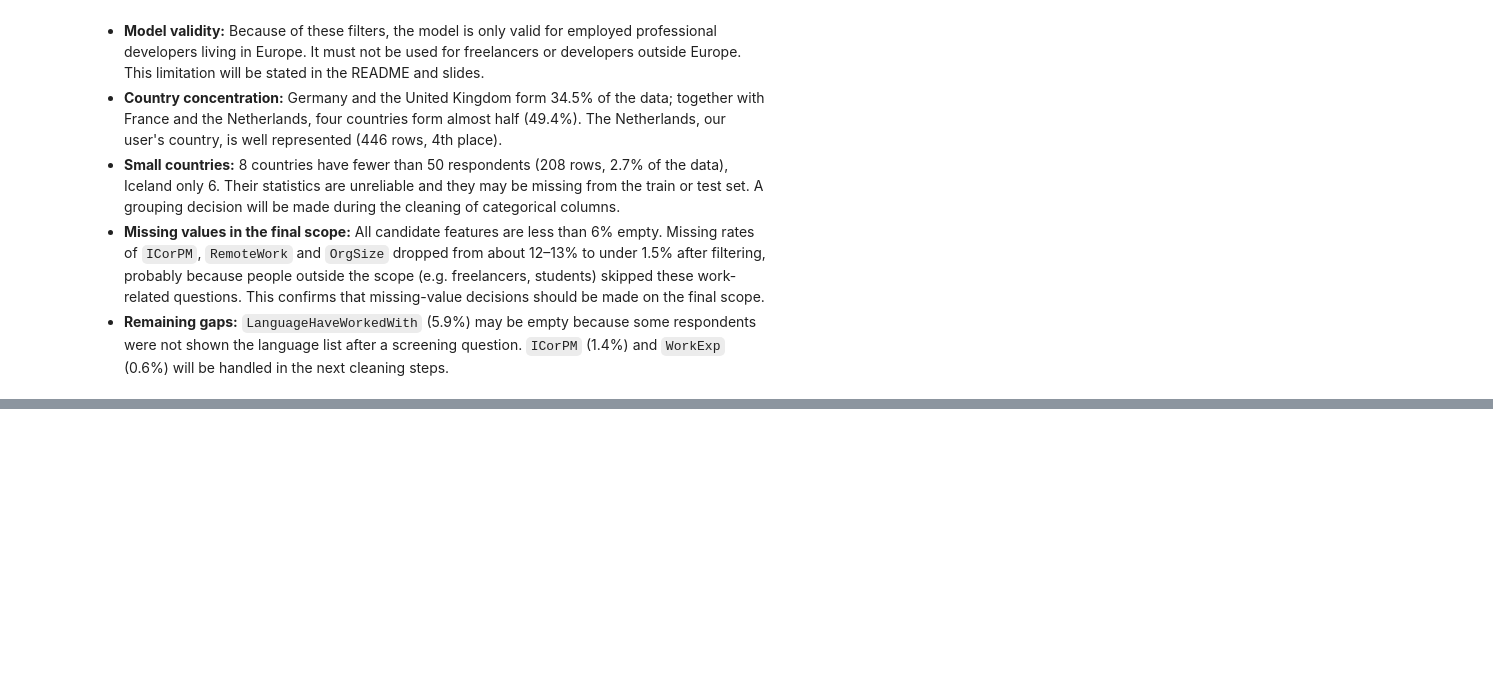
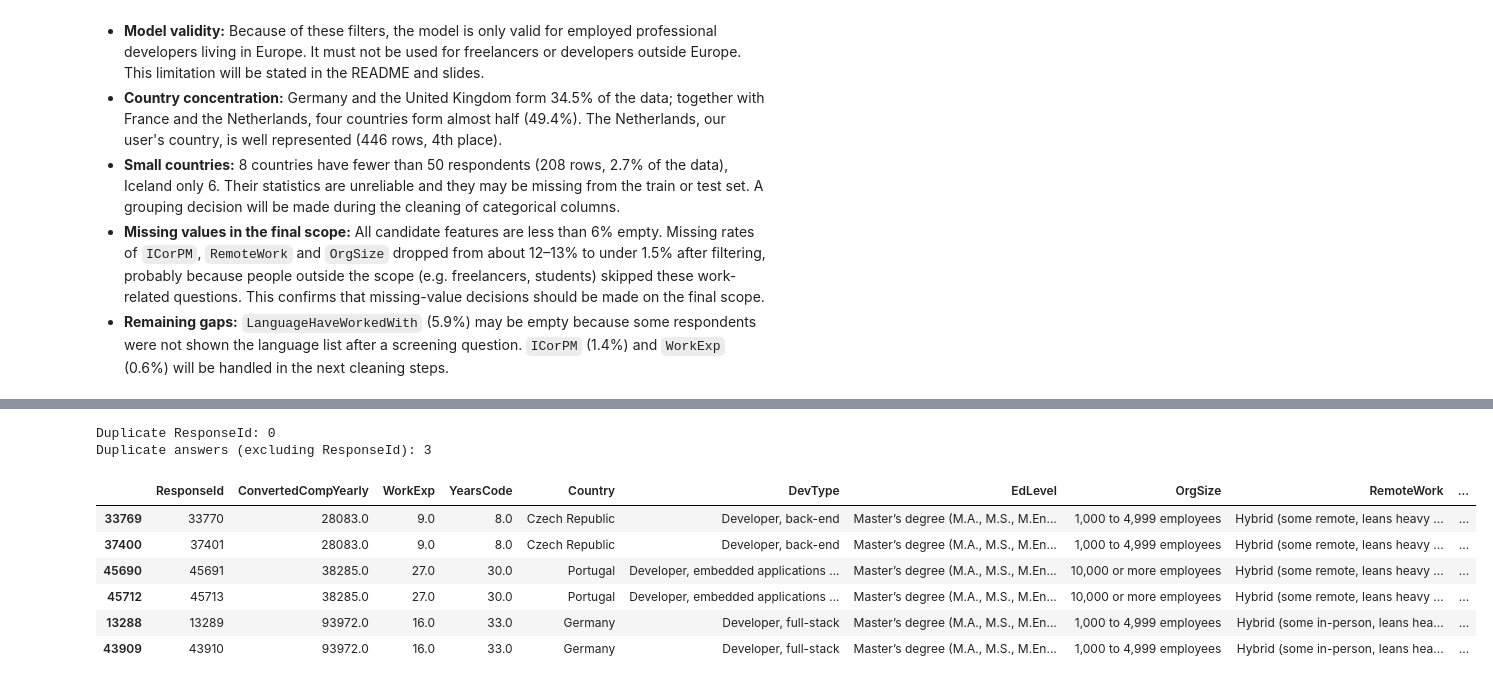
Before and after one commit to berkerild/developer-salary-prediction, a Jupyter notebook: notebooks/01_data_audit_cleaning.ipynb, the cells around one changed output, grey strips where cells are left out. Drawn from its saved outputs; the diff is of its cells as text; code cells hidden in the pictures; blank space fills up the shorter version.

Commit message:
Add data quality audit

```diff
--- a/notebooks/01_data_audit_cleaning.ipynb
+++ b/notebooks/01_data_audit_cleaning.ipynb
@@ -365,0 +385,8 @@ df_scope[candidate_features].isnull().mean().mul(100).round(1).sort_values(ascen
+# %%
+# Columns needed for the analysis: ID, target and candidate features
+columns_to_keep = ["ResponseId", target] + candidate_features
+
+# New DataFrame for all cleaning steps; .copy() keeps df_scope unchanged
+df_clean = df_scope[columns_to_keep].copy()
+
+print(df_clean.shape)
@@ -365,0 +440,22 @@ df_scope[candidate_features].isnull().mean().mul(100).round(1).sort_values(ascen
+# %%
+# 1. The same ID twice (technical error)
+print("Duplicate ResponseId:", df_clean["ResponseId"].duplicated().sum())
+
+# 2. Different IDs, but identical answers in all other columns
+print("Duplicate answers (excluding ResponseId):",
+      df_clean.drop(columns="ResponseId").duplicated().sum())
+# %% [output]
+Duplicate ResponseId: 0
+Duplicate answers (excluding ResponseId): 3
+# %%
+# Show all rows that take part in a duplicate pair (keep=False marks every copy, not only the second one)
+answer_cols = df_clean.columns.drop("ResponseId")
+df_clean[df_clean.duplicated(subset=answer_cols, keep=False)].sort_values(target)
+# %% [output]
+|  | ResponseId | ConvertedCompYearly | WorkExp | YearsCode | Country | DevType | EdLevel | OrgSize | RemoteWork | ... |
+| 33769 | 33770 | 28083.0 | 9.0 | 8.0 | Czech Republic | Developer, back-end | Master’s degree (M.A., M.S., M.En... | 1,000 to 4,999 employees | Hybrid (some remote, leans heavy ... | ... |
+| 37400 | 37401 | 28083.0 | 9.0 | 8.0 | Czech Republic | Developer, back-end | Master’s degree (M.A., M.S., M.En... | 1,000 to 4,999 employees | Hybrid (some remote, leans heavy ... | ... |
+| 45690 | 45691 | 38285.0 | 27.0 | 30.0 | Portugal | Developer, embedded applications ... | Master’s degree (M.A., M.S., M.En... | 10,000 or more employees | Hybrid (some remote, leans heavy ... | ... |
+| 45712 | 45713 | 38285.0 | 27.0 | 30.0 | Portugal | Developer, embedded applications ... | Master’s degree (M.A., M.S., M.En... | 10,000 or more employees | Hybrid (some remote, leans heavy ... | ... |
+| 13288 | 13289 | 93972.0 | 16.0 | 33.0 | Germany | Developer, full-stack | Master’s degree (M.A., M.S., M.En... | 1,000 to 4,999 employees | Hybrid (some in-person, leans hea... | ... |
+| 43909 | 43910 | 93972.0 | 16.0 | 33.0 | Germany | Developer, full-stack | Master’s degree (M.A., M.S., M.En... | 1,000 to 4,999 employees | Hybrid (some in-person, leans hea... | ... |
```
Also changed, not shown: parts of 16 cells of this notebook.
